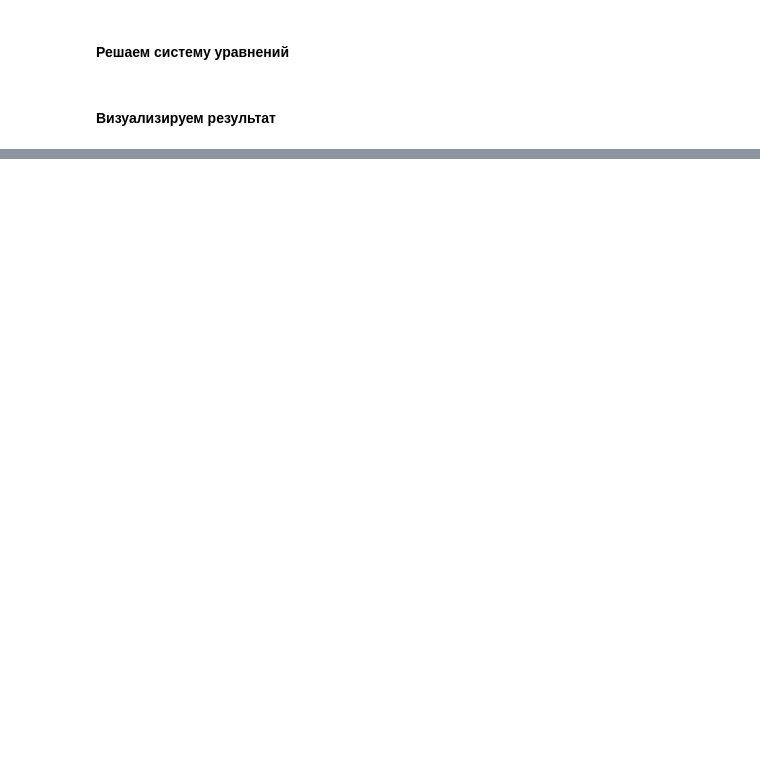
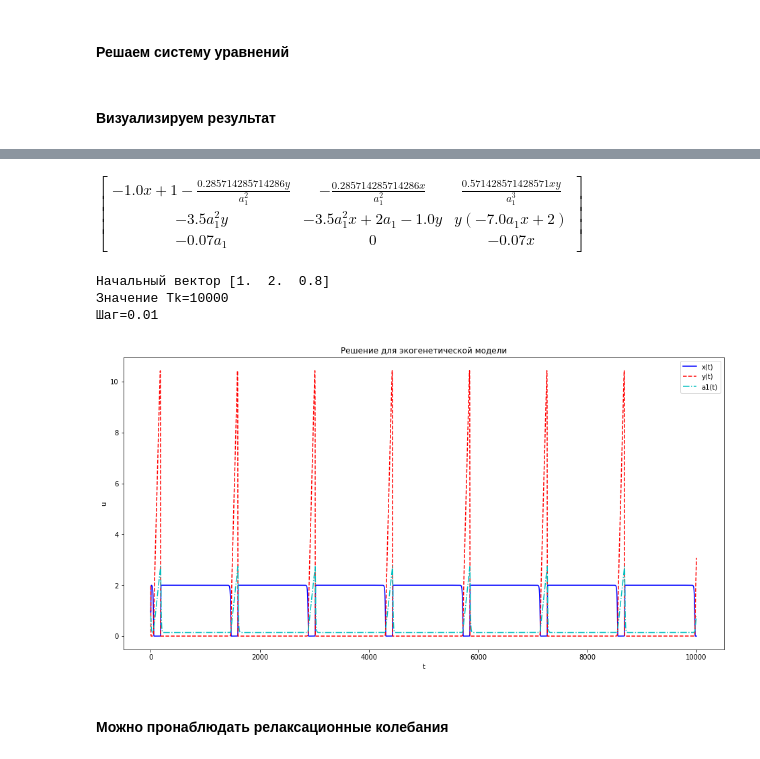
Before and after one commit to uslsteen/CompMath, a Jupyter notebook: lab_7/lab7.ipynb, the cells around one changed output, grey strips where cells are left out. Drawn from its saved outputs; the diff is of its cells as text; code cells hidden in the pictures; blank space fills up the shorter version.

```diff
--- a/lab_7/lab7.ipynb
+++ b/lab_7/lab7.ipynb
@@ -238,0 +249,45 @@ genetic_model_plot(sol, t_arr)
+# %%
+diff_eqs3 = {
+             "f1" :  x*(1 - 0.5*x - float(2/7) * y * a1 ** (-2)),
+             "f2" :  y*(2*a1 - 3.5*(a1 ** 2) * x - 0.5*y),
+             "f3" :  eps*(2-7*a1 * x)
+             }
+
+def f3(u_k):
+    x, y, a1 = u_k[0], u_k[1], u_k[2]
+
+    return np.array([x*(1 - 0.5*x - float(2/7) * y * a1 ** (-2)),
+                    y*(2*a1 - 3.5*(a1 ** 2) * x - 0.5*y),
+                    eps*(2-7*a1 * x)])
+
+def jac3(u_k):
+    x, y, a = u_k[0], u_k[1], u_k[2]
+
+    return np.array([[1 - x  - float(2/7) * y * a ** (-2), -x * float(2/7)/a ** 2 , float(4/7) * x * y * a ** 2],
+                     [-3.5 * (a ** 2) * y, -3.5 * x * a ** 2 + 2*a - y , y*(-7*a*x + 2)],
+                     [-0.07*a, 0, -0.07*x]])
+# %%
+X3 = Matrix([diff_eqs3["f1"], diff_eqs3["f2"], diff_eqs3["f3"]])
+Y3 = Matrix([x, y, a1])
+
+J3 = X3.jacobian(Y3)
+J3
+# %% [output]
+$\displaystyle \left[\begin{matrix}- 1.0 x + 1 - \frac{0.285714285714286 y}{a_{1}^{2}} & - \frac{0.285714285714286 x}{a_{1}^{2}} & \frac{0.571428571428571 x y}{a_{1}^{3}}\\- 3.5 a_{1}^{2} y & - 3.5 a_{1}^{2} x + 2 a_{1} - 1.0 y & y \left(- 7.0 a_{1} x + 2\right)\\- 0.07 a_{1} & 0 & - 0.07 x\end{matrix}\right]$
+# %%
+Tk = 10000
+cur_step = 0.01
+u0 = np.array([1 ,2 , 0.8])
+print(f"Начальный вектор {u0}")
+print(f"Значение Tk={Tk}")
+print(f"Шаг={cur_step}")
+
+sol, t_arr = Rosenbrock3(f=f3, jacbn=jac3, u0=u0, step=cur_step)
+genetic_model_plot(sol, t_arr)
+# %% [output]
+Начальный вектор [1.  2.  0.8]
+Значение Tk=10000
+Шаг=0.01
+[figure, added]
+# %% [markdown]
+#### Можно пронаблюдать релаксационные колебания
```
Also changed, not shown: parts of 17 cells of this notebook.
